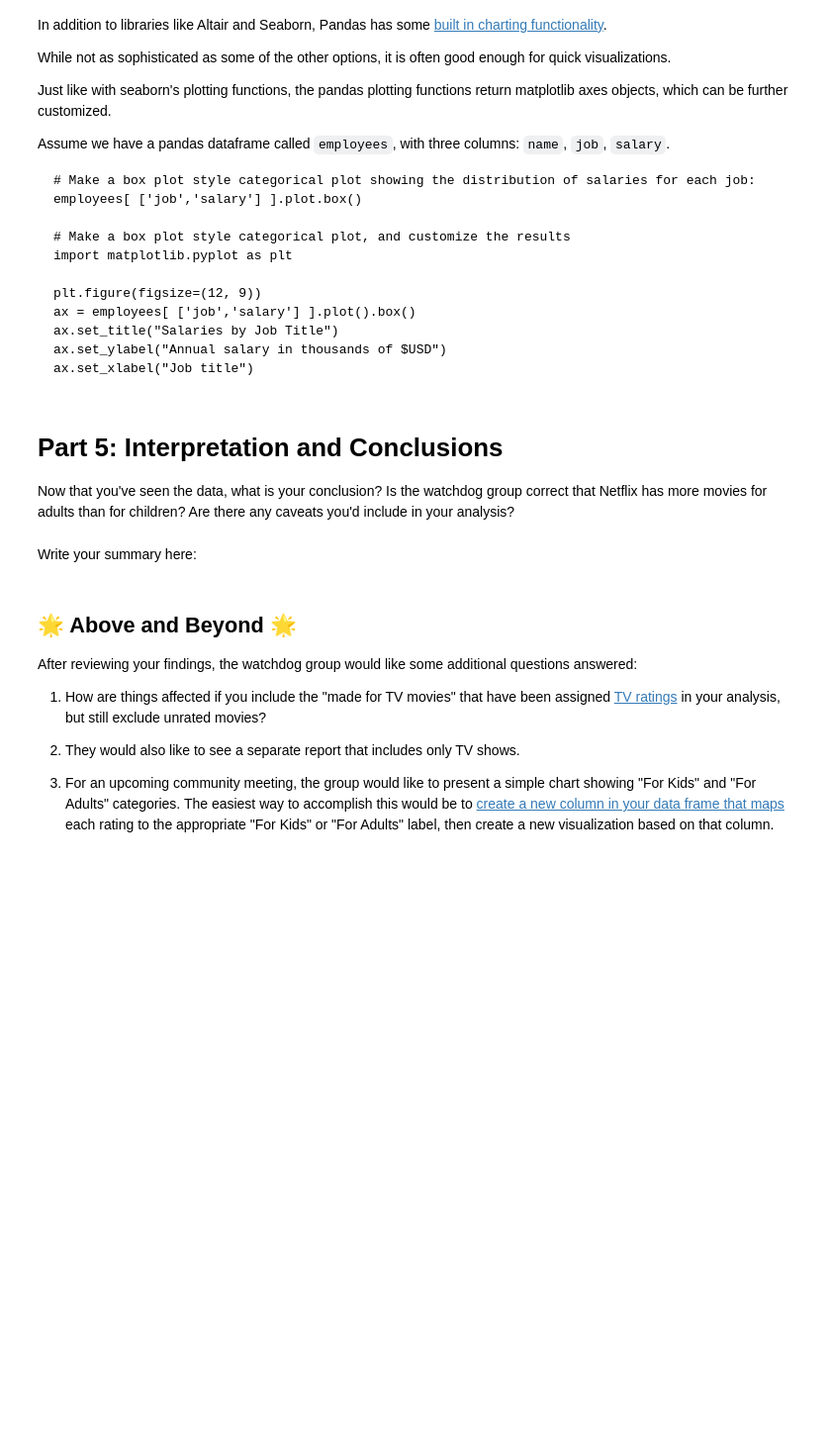
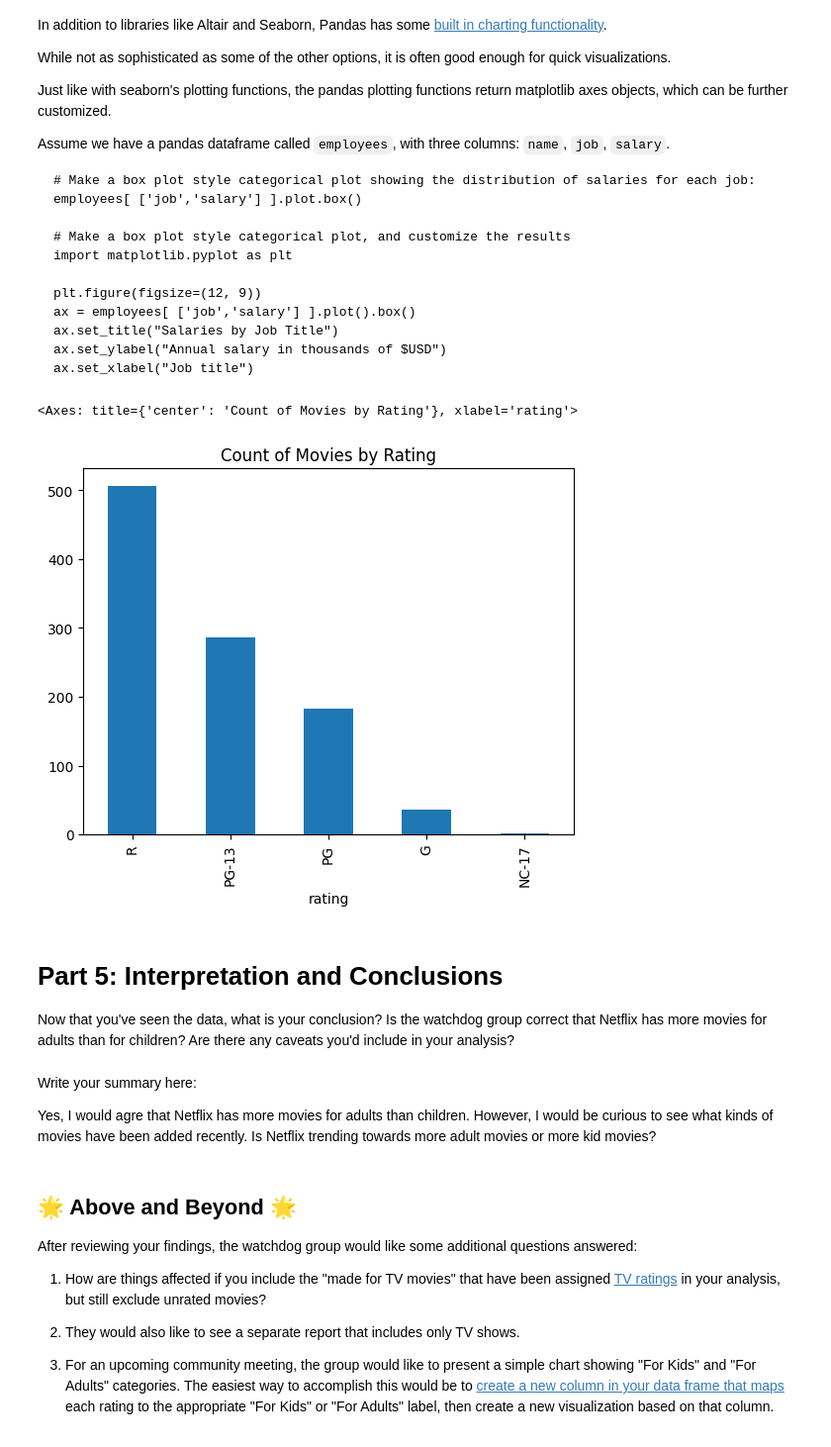
Before and after one commit to mickeyrahm/Portfolio, a Jupyter notebook: notebooks/Exploration_01.ipynb, the cells around one changed output. Shown at 99% size. Cells and saved outputs as stored; diff of their text form; code cells hidden in the pictures; blank space fills up the shorter version.

```diff
--- a/notebooks/Exploration_01.ipynb
+++ b/notebooks/Exploration_01.ipynb
@@ -283,15 +283,21 @@ Assume we have a pandas dataframe called `employees`, with three columns: `name`
 # %%
 # Use pandas' built in plotting functions to create a count plot comparing the count of each movie rating
 # This will be a little trickier than the other libraries, but one hint is that the pandas value_counts() function
 # actually returns a dataframe.
+netflix_movies_rating_filtered['rating'].value_counts().sort_values(ascending=False).plot(kind='bar', title='Count of Movies by Rating')
+# %% [output]
+<Axes: title={'center': 'Count of Movies by Rating'}, xlabel='rating'>
+[figure, added]
 # %% [markdown]
 # Part 5: Interpretation and Conclusions
 
 Now that you've seen the data, what is your conclusion? Is the watchdog group
 correct that Netflix has more movies for adults than for children? Are there any
 caveats you'd include in your analysis?
-# %% [markdown]
-Write your summary here:
+# %% [markdown]
+Write your summary here:
+
+Yes, I would agre that Netflix has more movies for adults than children. However, I would be curious to see what kinds of movies have been added recently. Is Netflix trending towards more adult movies or more kid movies?
 # %% [markdown]
 ## 🌟 Above and Beyond 🌟
 
```
